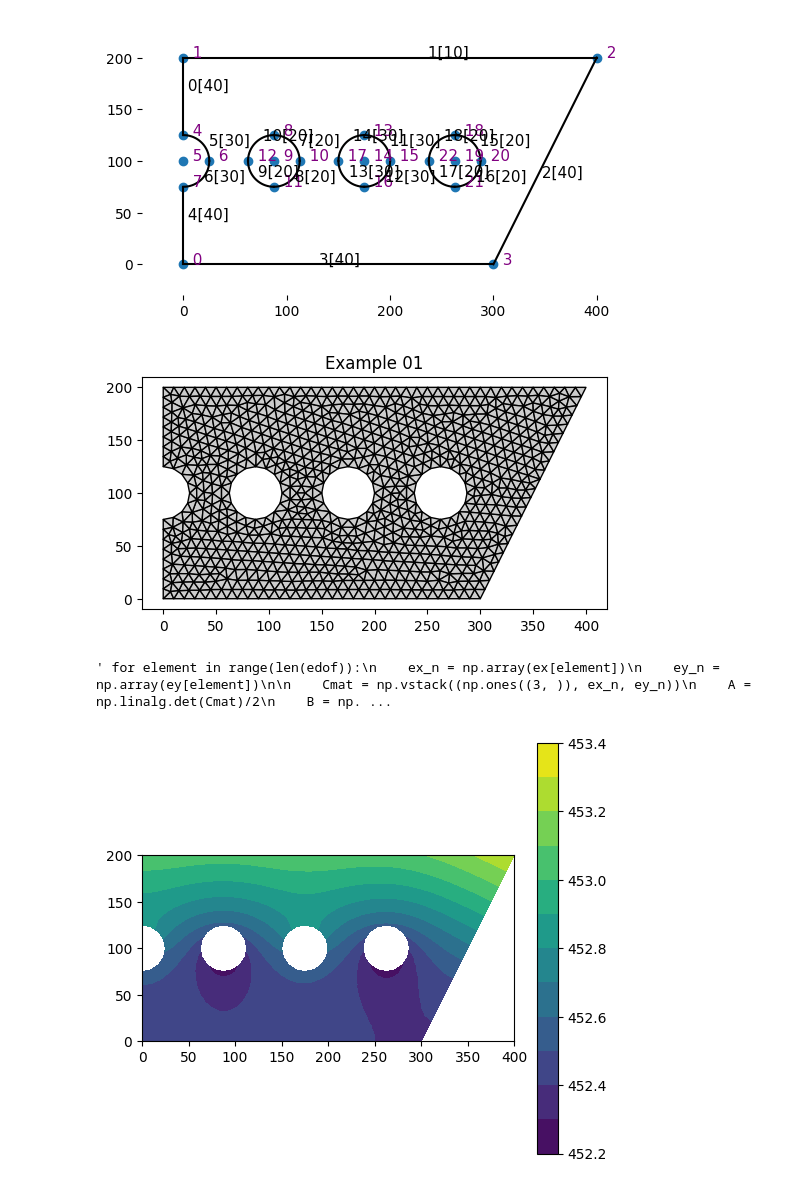
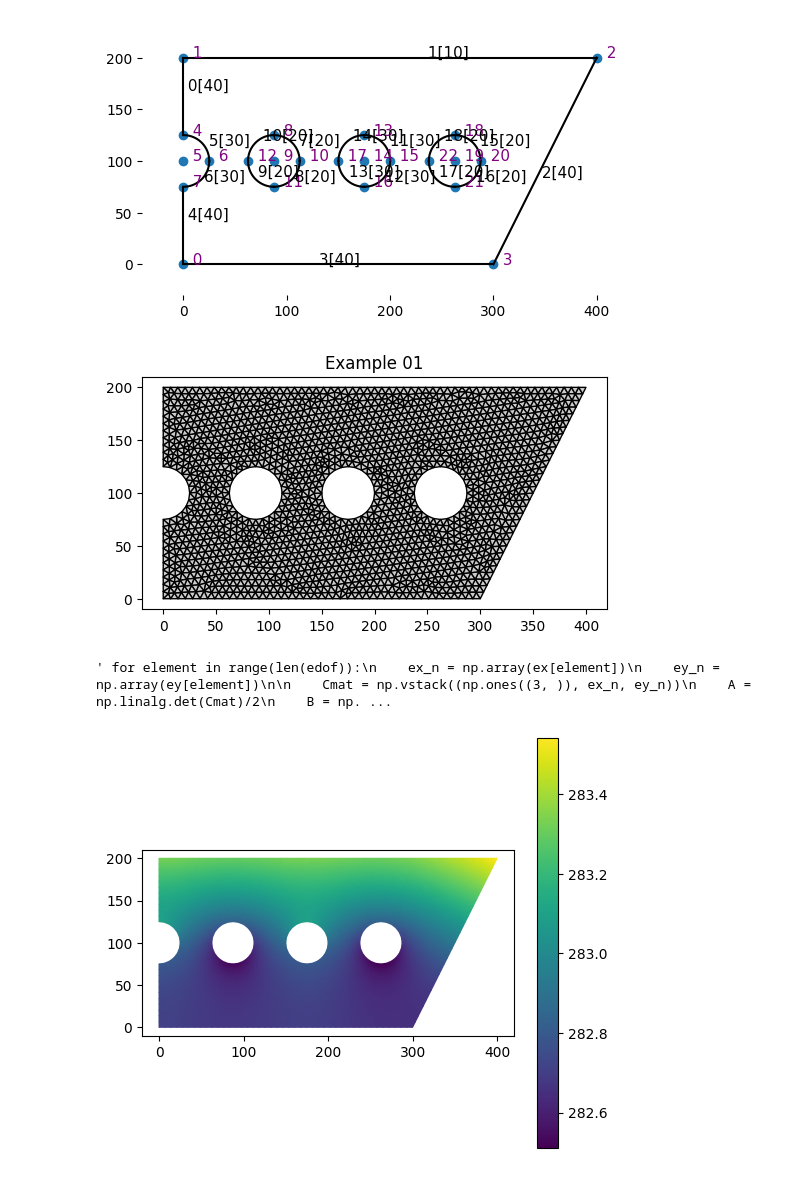
Before and after one commit to HermanEfr/Femprojekt, a Jupyter notebook: fem_proj.ipynb, the cells around one changed output. Saved outputs shown, nothing was run; the diff lists cells and outputs as text; code cells hidden in the pictures.

```diff
--- a/fem_proj.ipynb
+++ b/fem_proj.ipynb
@@ -103,7 +103,7 @@ mesh = cfm.GmshMesh(g)
 
 mesh.el_type = 2         # Element type is triangle
 mesh.dofs_per_node = 1     # Degrees of freedom per node
-mesh.el_size_factor = 10 # Element size Factor
+mesh.el_size_factor = 7  # Element size Factor
 
 coords, edof, dofs, bdofs, elementmarkers = mesh.create()
 
@@ -118,7 +118,7 @@ cfv.drawMesh(
         )
 cfv.show()
 # %% [output]
-[figure, old version]
+[figure, new version]
 # %%
 def stationary_temp(dofs, coords, edof, bdofs):
     nDofs = np.size(dofs)
@@ -142,19 +142,19 @@ def stationary_temp(dofs, coords, edof, bdofs):
                     # do convection things
                     dist = np.linalg.norm(coords[eltopo[i]-1]-coords[eltopo[j]-1])/1000
                     fe += T_inf*t*alpha_n*dist
-                    Kce = alpha_n*dist*np.array([[2, 1], [1, 2]])/6
+                    Kce = alpha_n*t*dist*np.array([[2, 1], [1, 2]])/6
 
                 elif eltopo[i] in bdofs[MARKER_T_IN] and eltopo[j] in bdofs[MARKER_T_IN]:
                     # do const flux
                     dist = np.linalg.norm(coords[eltopo[i]-1]-coords[eltopo[j]-1])/1000
                     fe += T_in*t*alpha_c*dist
-                    Kce = alpha_c*dist*np.array([[2, 1], [1, 2]])/6
+                    Kce = alpha_c*t*dist*np.array([[2, 1], [1, 2]])/6
 
                 elif eltopo[i] in bdofs[MARKER_T_OUT] and eltopo[j] in bdofs[MARKER_T_OUT]:
                     # do const flux
                     dist = np.linalg.norm(coords[eltopo[i]-1]-coords[eltopo[j]-1])/1000
                     fe += T_out*t*alpha_c*dist
-                    Kce = alpha_c*dist*np.array([[2, 1], [1, 2]])/6
+                    Kce = alpha_c*t*dist*np.array([[2, 1], [1, 2]])/6
 
                 cfc.assem(np.array([eltopo[i], eltopo[j]]), K, Kce)
                 f[eltopo[i]-1] += fe/2
@@ -177,17 +177,17 @@ def stationary_temp(dofs, coords, edof, bdofs):
 # %%
 K, f = stationary_temp(dofs, coords, edof, bdofs)
 bc = np.array([],'i')
 bcVal = np.array([],'f')
 
 #bc, bcVal = cfu.applybc(bdofs, bc, bcVal, ZERO_CONVECTION, 0.0, 0)
 #bc, bcVal = cfu.applybc(bdofs, bc, bcVal, CONST_HEAT, 100, 0)
 
 # Solving system
 a, r = cfc.solveq(K, f, bc, bcVal)
 
 cfv.figure()
-cfv.draw_nodal_values(a, coords, edof)
+cfv.draw_nodal_values_shaded(a, coords, edof)
 cfv.colorbar()
 cfv.show()
 # %% [output]
-[figure, old version]
+[figure, new version]
```
